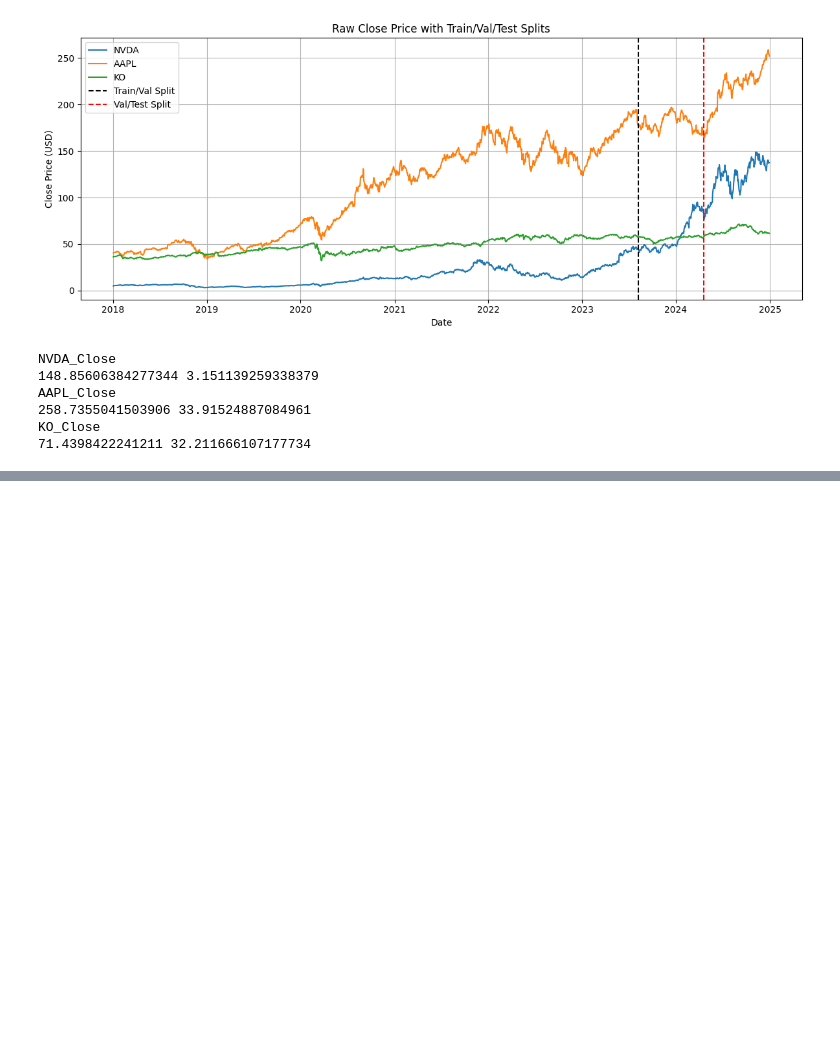
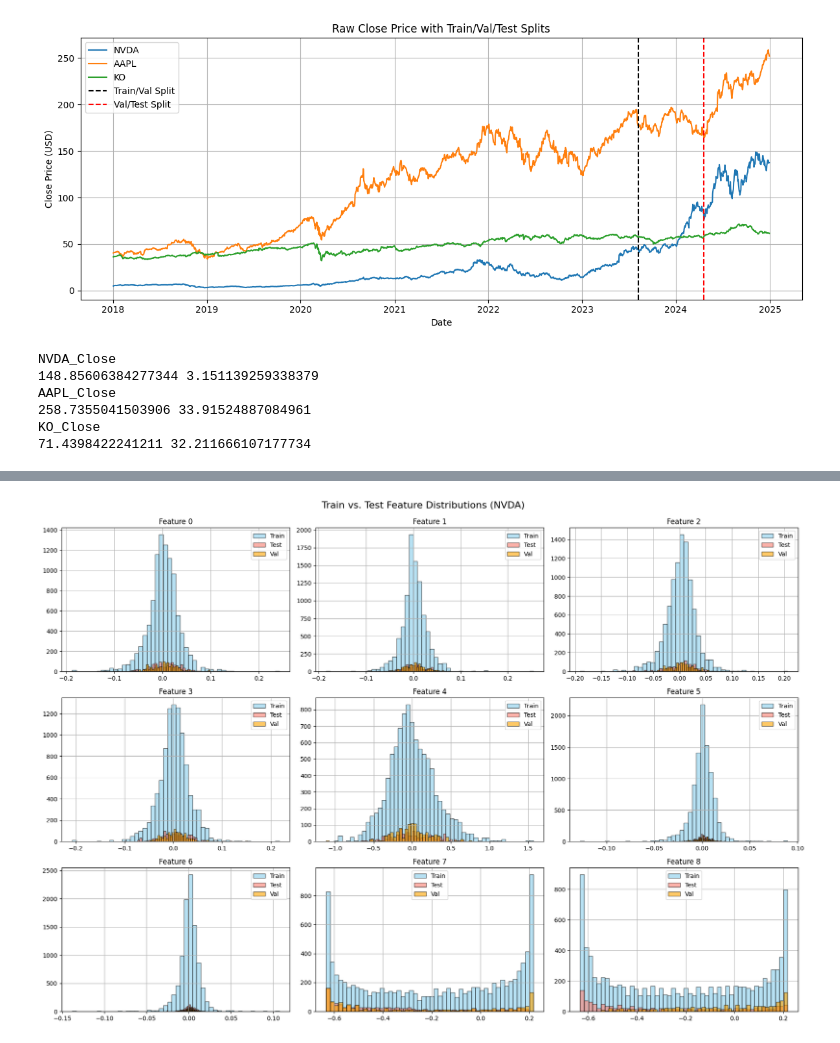
Before and after one commit to Bensy13/time-series-kans, a Jupyter notebook: notebooks/00-data_investigation.ipynb, the cells around one changed output, grey strips where cells are left out. Drawn from its saved outputs; the diff is of its cells as text; code cells hidden in the pictures; blank space fills up the shorter version.

```diff
--- a/notebooks/00-data_investigation.ipynb
+++ b/notebooks/00-data_investigation.ipynb
@@ -205,0 +342,48 @@ KO_Close
+# %%
+import torch
+import matplotlib.pyplot as plt
+import os
+import sys
+sys.path.append(os.path.abspath(".."))
+
+from utils.stock_data import get_data_loaders, get_log_return_loaders, StockIndex
+stock = StockIndex.NVDA
+train_dl, val_dl, test_dl = get_log_return_loaders(
+    stock,
+    window_size=7,
+    batch_size=32
+)
+input_dim = next(iter(train_dl))[0].shape[-1]
+
+# --- Collect data ---
+def get_flat_inputs(dataloader):
+    all_x = []
+    for xb, _, _  in dataloader:
+        all_x.append(xb)
+    all_x = torch.cat(all_x, dim=0)             # shape: (N, window, input_dim)
+    return all_x.view(-1, all_x.shape[-1])       # shape: (N * window, input_dim)
+
+flat_train = get_flat_inputs(train_dl)
+flat_test  = get_flat_inputs(test_dl)
+flat_val  = get_flat_inputs(val_dl)
+
+# --- Plot side-by-side ---
+cols = 3
+rows = (input_dim + cols - 1) // cols
+plt.figure(figsize=(6 * cols, 4 * rows))
+
+for i in range(input_dim):
+    plt.subplot(rows, cols, i + 1)
+    plt.hist(flat_train[:, i].numpy(), bins=50, alpha=0.6, label='Train', color='skyblue', edgecolor='black')
+    plt.hist(flat_test[:, i].numpy(),  bins=50, alpha=0.6, label='Test', color='salmon', edgecolor='black')
+    plt.hist(flat_val[:, i].numpy(), bins=50, alpha=0.6, label='Val', color='orange', edgecolor='black')
+
+    plt.title(f"Feature {i}")
+    plt.grid(True)
+    plt.legend()
+
+plt.tight_layout()
+plt.suptitle(f"Train vs. Test Feature Distributions ({stock.name})", fontsize=16, y=1.02)
+plt.show()
+# %% [output]
+[figure, added]
```
Also changed, not shown: parts of 7 cells of this notebook, 53 other files.
